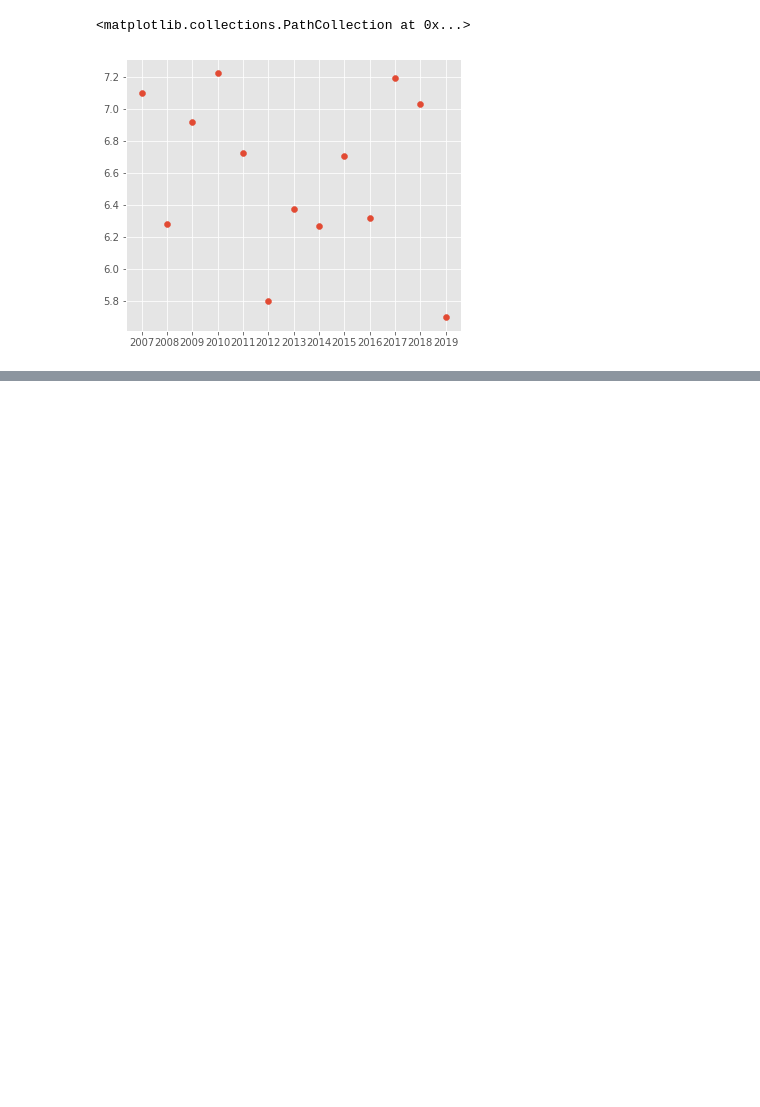
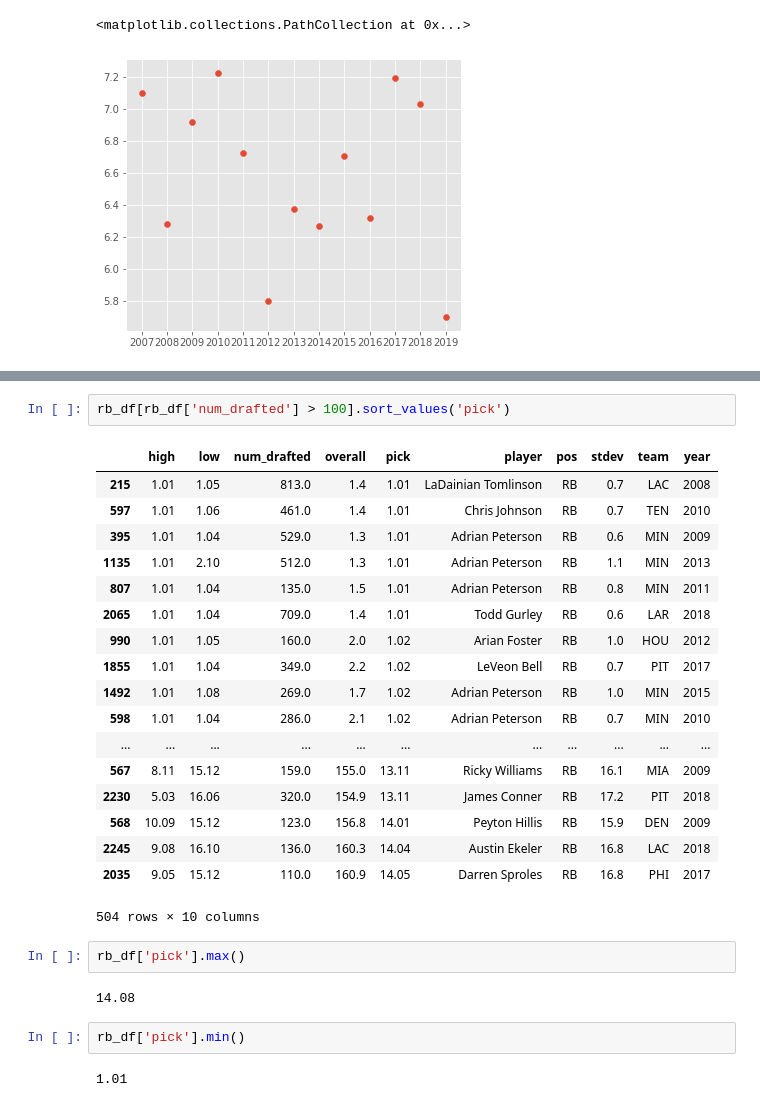
Before and after one commit to mikeoon/FF_draft_analysis, a Jupyter notebook: adp_data_analysis.ipynb, the cells around one changed output, grey strips where cells are left out. Saved outputs shown, nothing was run; the diff lists cells and outputs as text; blank space fills up the shorter version.

```diff
--- a/adp_data_analysis.ipynb
+++ b/adp_data_analysis.ipynb
@@ -68,0 +126,29 @@ ax.scatter(avg_pos.index, avg_pos['RB'])
+# %%
+rb_df[rb_df['num_drafted'] > 100].sort_values('pick')
+# %% [output]
+|  | high | low | num_drafted | overall | pick | player | pos | stdev | team | year |
+| 215 | 1.01 | 1.05 | 813.0 | 1.4 | 1.01 | LaDainian Tomlinson | RB | 0.7 | LAC | 2008 |
+| 597 | 1.01 | 1.06 | 461.0 | 1.4 | 1.01 | Chris Johnson | RB | 0.7 | TEN | 2010 |
+| 395 | 1.01 | 1.04 | 529.0 | 1.3 | 1.01 | Adrian Peterson | RB | 0.6 | MIN | 2009 |
+| 1135 | 1.01 | 2.10 | 512.0 | 1.3 | 1.01 | Adrian Peterson | RB | 1.1 | MIN | 2013 |
+| 807 | 1.01 | 1.04 | 135.0 | 1.5 | 1.01 | Adrian Peterson | RB | 0.8 | MIN | 2011 |
+| 2065 | 1.01 | 1.04 | 709.0 | 1.4 | 1.01 | Todd Gurley | RB | 0.6 | LAR | 2018 |
+| 990 | 1.01 | 1.05 | 160.0 | 2.0 | 1.02 | Arian Foster | RB | 1.0 | HOU | 2012 |
+| 1855 | 1.01 | 1.04 | 349.0 | 2.2 | 1.02 | LeVeon Bell | RB | 0.7 | PIT | 2017 |
+| 1492 | 1.01 | 1.08 | 269.0 | 1.7 | 1.02 | Adrian Peterson | RB | 1.0 | MIN | 2015 |
+| 598 | 1.01 | 1.04 | 286.0 | 2.1 | 1.02 | Adrian Peterson | RB | 0.7 | MIN | 2010 |
+| ... | ... | ... | ... | ... | ... | ... | ... | ... | ... | ... |
+| 567 | 8.11 | 15.12 | 159.0 | 155.0 | 13.11 | Ricky Williams | RB | 16.1 | MIA | 2009 |
+| 2230 | 5.03 | 16.06 | 320.0 | 154.9 | 13.11 | James Conner | RB | 17.2 | PIT | 2018 |
+| 568 | 10.09 | 15.12 | 123.0 | 156.8 | 14.01 | Peyton Hillis | RB | 15.9 | DEN | 2009 |
+| 2245 | 9.08 | 16.10 | 136.0 | 160.3 | 14.04 | Austin Ekeler | RB | 16.8 | LAC | 2018 |
+| 2035 | 9.05 | 15.12 | 110.0 | 160.9 | 14.05 | Darren Sproles | RB | 16.8 | PHI | 2017 |
+504 rows × 10 columns
+# %%
+rb_df['pick'].max()
+# %% [output]
+14.08
+# %%
+rb_df['pick'].min()
+# %% [output]
+1.01
```
Also changed, not shown: parts of 6 cells of this notebook, 3 other files.
